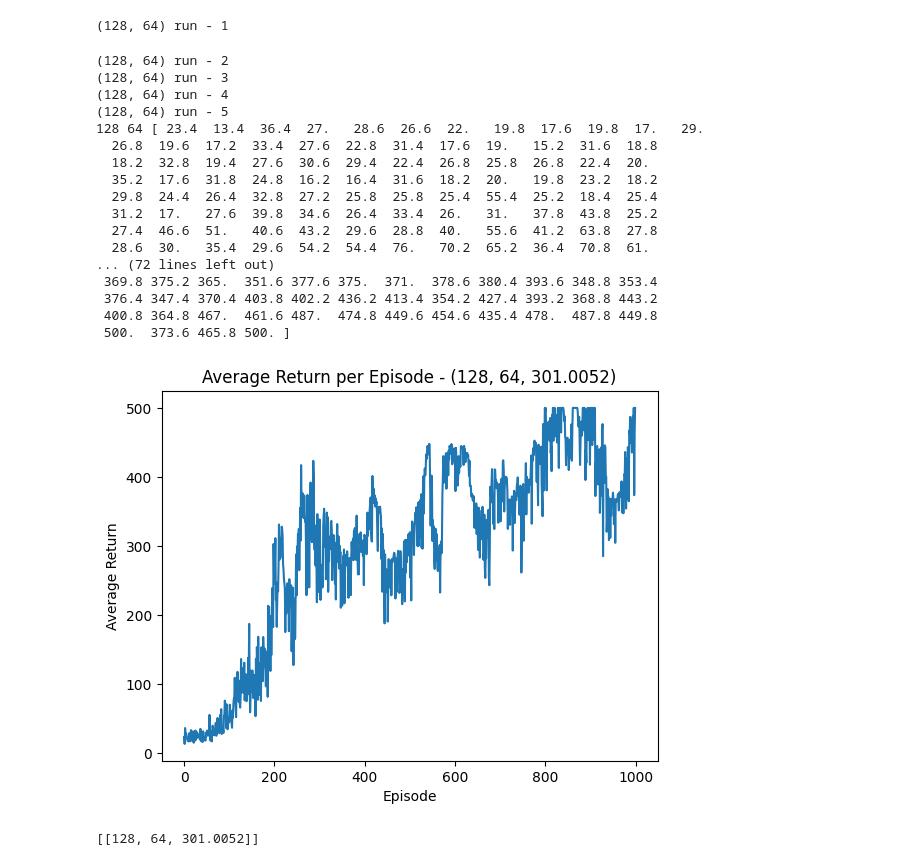
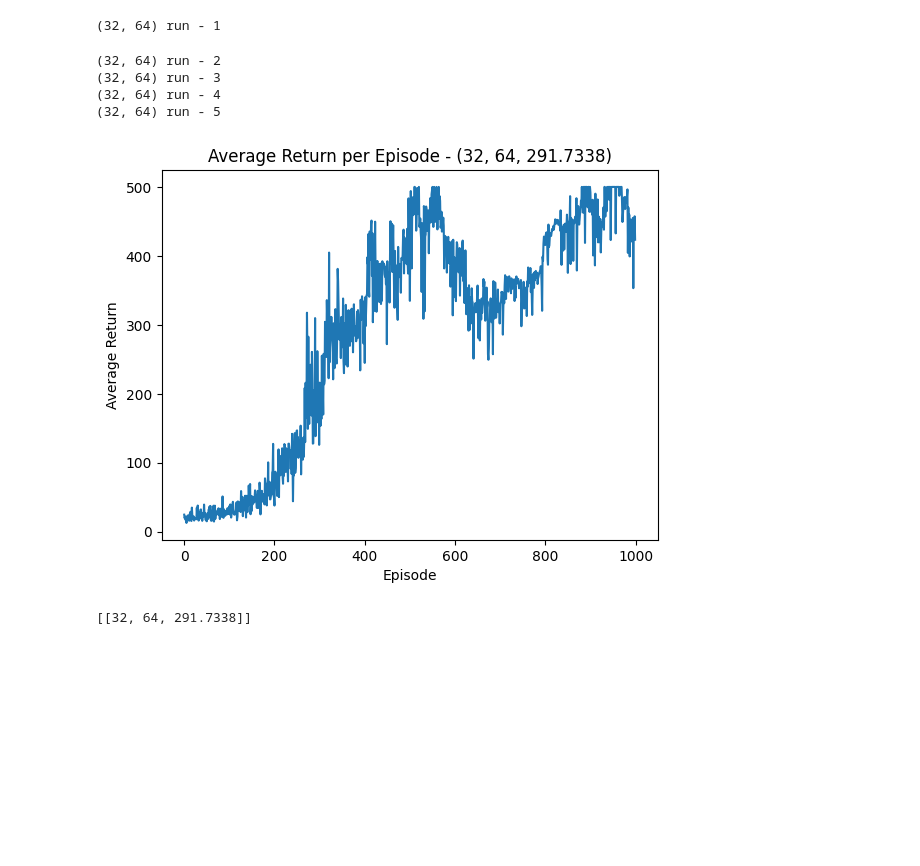
Before and after one commit to sid4848/cs6700_Reinforcement_Learning, a Jupyter notebook: Programming_Asssignments/assignment_2/Quetion_2- Monte-Carlo REINFORCE/CartPole1_MCReinforce.ipynb, the cells around one changed output. Drawn from its saved outputs; the diff is of its cells as text; code cells hidden in the pictures; blank space fills up the shorter version.

```diff
--- a/Programming_Asssignments/assignment_2/Quetion_2- Monte-Carlo REINFORCE/CartPole1_MCReinforce.ipynb
+++ b/Programming_Asssignments/assignment_2/Quetion_2- Monte-Carlo REINFORCE/CartPole1_MCReinforce.ipynb
@@ -106,7 +106,7 @@ class net1(nn.Module):
         return x
 
 class Agent1(object):
-    def __init__(self, alpha, input, g=0.99, n=4,l1=128, l2=128):
+    def __init__(self, alpha, input,l1, l2, n, g=0.99):
         self.policy = net1(alpha, input, l1, l2,n)
         self.memory_a = []
         self.g = g
@@ -153,7 +153,7 @@ num_runs = 5
 num_episodes = 1000
 
 l1=64
-l2=128
+l2=32
 values=[]
 
 average_score = []
@@ -161,7 +161,7 @@ for run in range(num_runs):
     print(f"{l1,l2} run - {run + 1}")
     env = gym.make(env_name)
     env.reset()
-    agent = Agent1(alpha=0.001, input=[env.observation_space.shape[0]], g=0.99, n=env.action_space.n, l1=64, l2=128)
+    agent = Agent1(alpha=0.001, input=[env.observation_space.shape[0]], g=0.99, n=env.action_space.n, l1=l1, l2=l2)
     score_history = []
 
     for i in range(num_episodes):
@@ -237,8 +238,8 @@ class net1(nn.Module):
         return x
 
 class Agent1(object):
-    def __init__(self, alpha, input_size, g=0.99, n=4,l1=128, l2=128):
-        self.policy = net1(alpha, input_size, l1, l2,n)
+    def __init__(self, alpha, input,l1, l2, n, g=0.99):
+        self.policy = net1(alpha, input, l1, l2,n)
         self.memory_a = []
         self.g = g
         self.memory_r = []
@@ -287,7 +288,7 @@ env_name = 'CartPole-v1'
 num_runs = 5
 num_episodes = 1000
 
-l1=128
+l1=32
 l2=64
 values=[]
 
@@ -295,56 +296,42 @@ average_score_b = []
 for run in range(num_runs):
     print(f"{l1,l2} run - {run + 1}")
     env = gym.make(env_name)
     env.reset()
-    agent = Agent1(alpha=0.001, input_size=[env.observation_space.shape[0]], g=0.99, n=env.action_space.n, l1=128, l2=64)
+    agent = Agent1(alpha=0.001, input=[env.observation_space.shape[0]], g=0.99, n=env.action_space.n, l1=l1, l2=l2)
     score_history = []
 
     for i in range(num_episodes):
         done = False
         score = 0
         state = env.reset()
         l=0
         while not done:
             action = agent.choose_action(state)
             state1, reward, done, info = env.step(action)
             agent.rewards(reward)
             state = state1
             score += reward
             l+=1
         score_history.append(score)
         agent.learn()
     average_score_b.append(score_history)
+average_scores_b = np.mean(average_score_b,axis=0)
 
-average_scores_b = np.mean(average_score,axis=0)
-print(l1,l2,average_scores_b)
 plt.plot(average_scores_b)
 plt.xlabel('Episode')
 plt.ylabel('Average Return')
 plt.title(f'Average Return per Episode - {l1,l2,np.mean(average_scores_b)}')
 plt.show()
 values.append([l1,l2,np.mean(average_scores_b)])
 print(values)
 # %% [output]
-(128, 64) run - 1
+(32, 64) run - 1
-(128, 64) run - 2
-(128, 64) run - 3
-(128, 64) run - 4
-(128, 64) run - 5
-128 64 [ 23.4  13.4  36.4  27.   28.6  26.6  22.   19.8  17.6  19.8  17.   29.
-  26.8  19.6  17.2  33.4  27.6  22.8  31.4  17.6  19.   15.2  31.6  18.8
-  18.2  32.8  19.4  27.6  30.6  29.4  22.4  26.8  25.8  26.8  22.4  20.
-  35.2  17.6  31.8  24.8  16.2  16.4  31.6  18.2  20.   19.8  23.2  18.2
-  29.8  24.4  26.4  32.8  27.2  25.8  25.8  25.4  55.4  25.2  18.4  25.4
-  31.2  17.   27.6  39.8  34.6  26.4  33.4  26.   31.   37.8  43.8  25.2
-  27.4  46.6  51.   40.6  43.2  29.6  28.8  40.   55.6  41.2  63.8  27.8
-  28.6  30.   35.4  29.6  54.2  54.4  76.   70.2  65.2  36.4  70.8  61.
-... (72 lines left out)
- 369.8 375.2 365.  351.6 377.6 375.  371.  378.6 380.4 393.6 348.8 353.4
- 376.4 347.4 370.4 403.8 402.2 436.2 413.4 354.2 427.4 393.2 368.8 443.2
- 400.8 364.8 467.  461.6 487.  474.8 449.6 454.6 435.4 478.  487.8 449.8
- 500.  373.6 465.8 500. ]
+(32, 64) run - 2
+(32, 64) run - 3
+(32, 64) run - 4
+(32, 64) run - 5
-[figure, old version]
+[figure, new version]
-[[128, 64, 301.0052]]
+[[32, 64, 291.7338]]
 # %%
 import matplotlib.pyplot as plt
 import numpy as np
```
Also changed, not shown: parts of 3 cells of this notebook, 1 other file.
